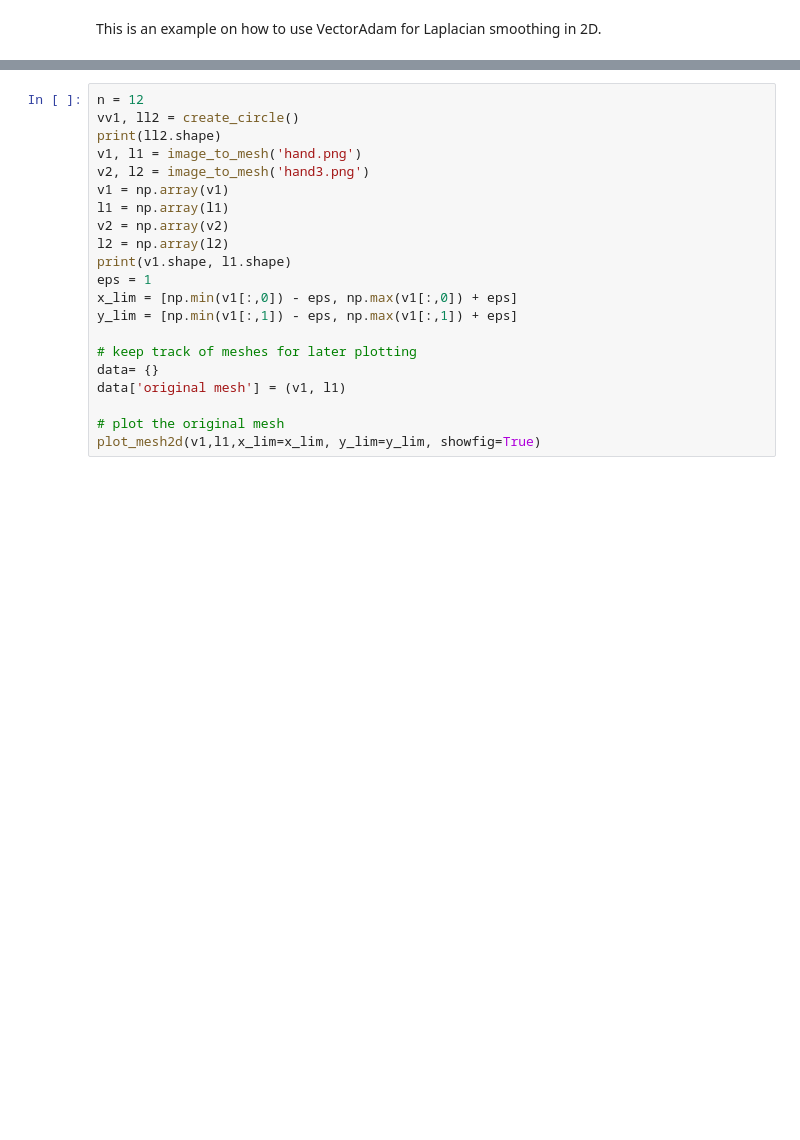
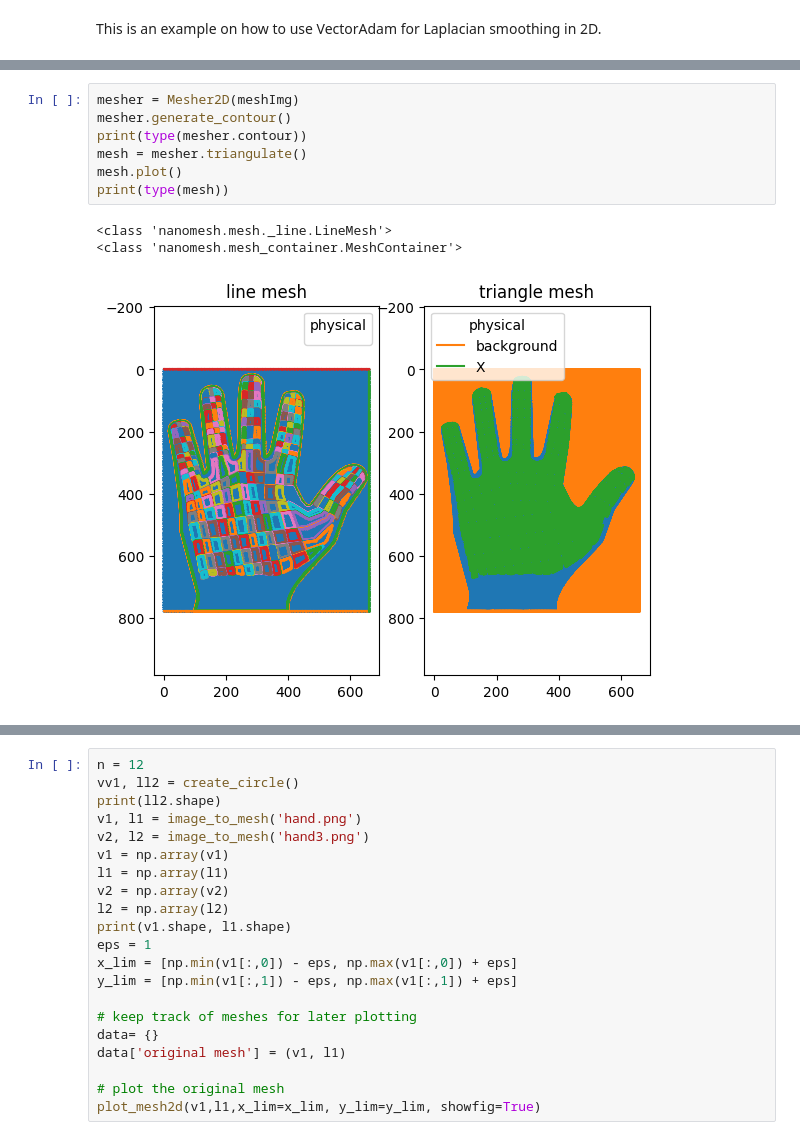
Before and after one commit to AntheaLi/match-hand, a Jupyter notebook: match_hand.ipynb, the cells around one changed output, grey strips where cells are left out. Drawn from its saved outputs; the diff is of its cells as text; blank space fills up the shorter version.

```diff
--- a/match_hand.ipynb
+++ b/match_hand.ipynb
@@ -28,0 +42,11 @@ plt.show()
+# %%
+mesher = Mesher2D(meshImg)
+mesher.generate_contour()
+print(type(mesher.contour))
+mesh = mesher.triangulate()
+mesh.plot()
+print(type(mesh))
+# %% [output]
+<class 'nanomesh.mesh._line.LineMesh'>
+<class 'nanomesh.mesh_container.MeshContainer'>
+[figure, added]
```
Also changed, not shown: parts of 16 cells of this notebook, 2 other files.
